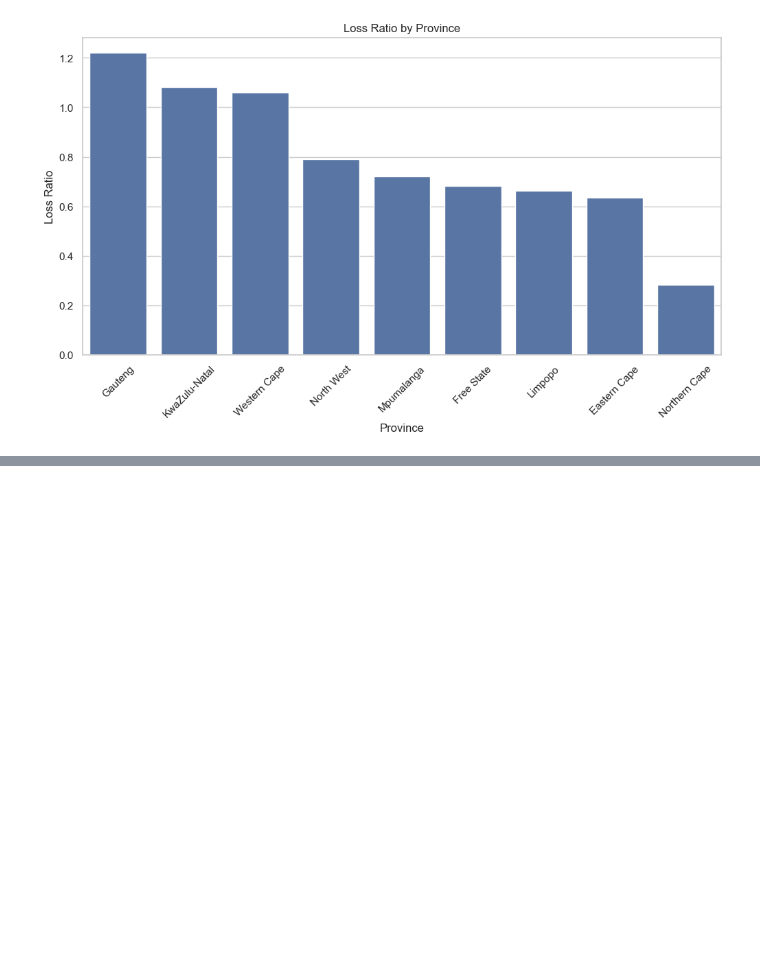
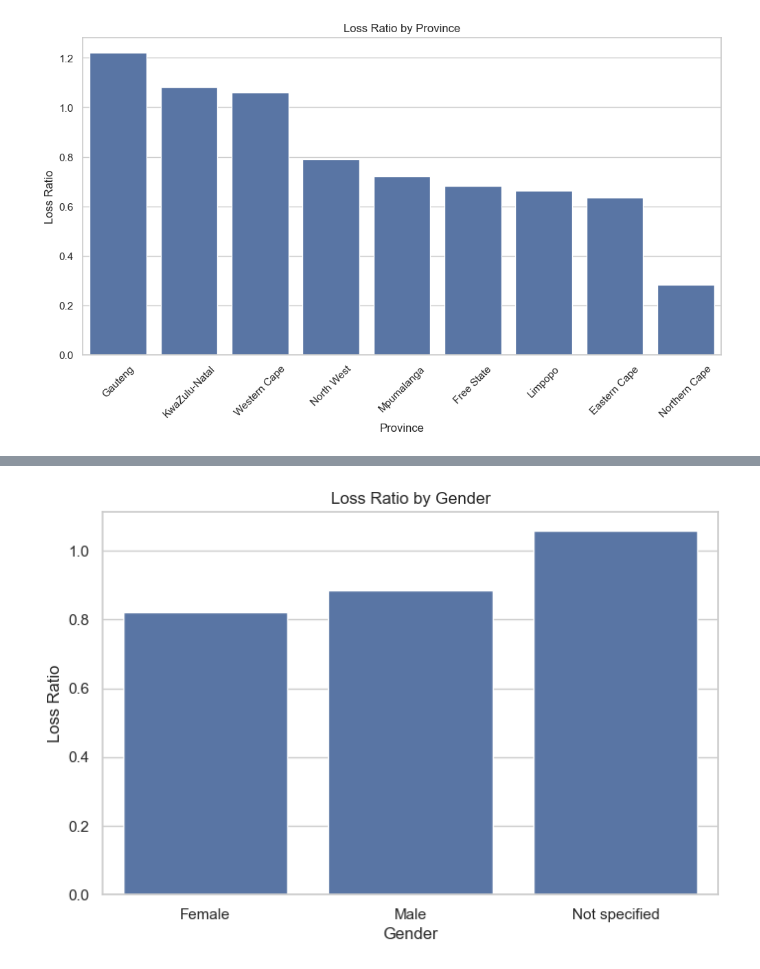
Before and after one commit to funnali/insurance-risk-analytics, a Jupyter notebook: notebooks/01_eda.ipynb, the cells around one changed output, grey strips where cells are left out. Drawn from its saved outputs; the diff is of its cells as text; code cells hidden in the pictures; blank space fills up the shorter version.

Commit message:
Added business risk analysis and EDA utilities

```diff
--- a/notebooks/01_eda.ipynb
+++ b/notebooks/01_eda.ipynb
@@ -222,3 +222,18 @@ plt.ylabel("Loss Ratio")
 plt.show()
 # %% [output]
 [figure]
+# %%
+gender_risk = (
+    df.groupby("Gender")[["TotalClaims", "TotalPremium"]]
+    .sum()
+)
+
+gender_risk["LossRatio"] = (
+    gender_risk["TotalClaims"] /
+    gender_risk["TotalPremium"]
+)
+
+gender_risk.sort_values(
+    by="LossRatio",
+    ascending=False
+)
@@ -224,0 +246,15 @@ plt.show()
+# %%
+plt.figure(figsize=(8, 5))
+
+sns.barplot(
+    x=gender_risk.index,
+    y=gender_risk["LossRatio"]
+)
+
+plt.title("Loss Ratio by Gender")
+plt.xlabel("Gender")
+plt.ylabel("Loss Ratio")
+
+plt.show()
+# %% [output]
+[figure, added]
```
Also changed, not shown: parts of 6 cells of this notebook, 1 other file.
